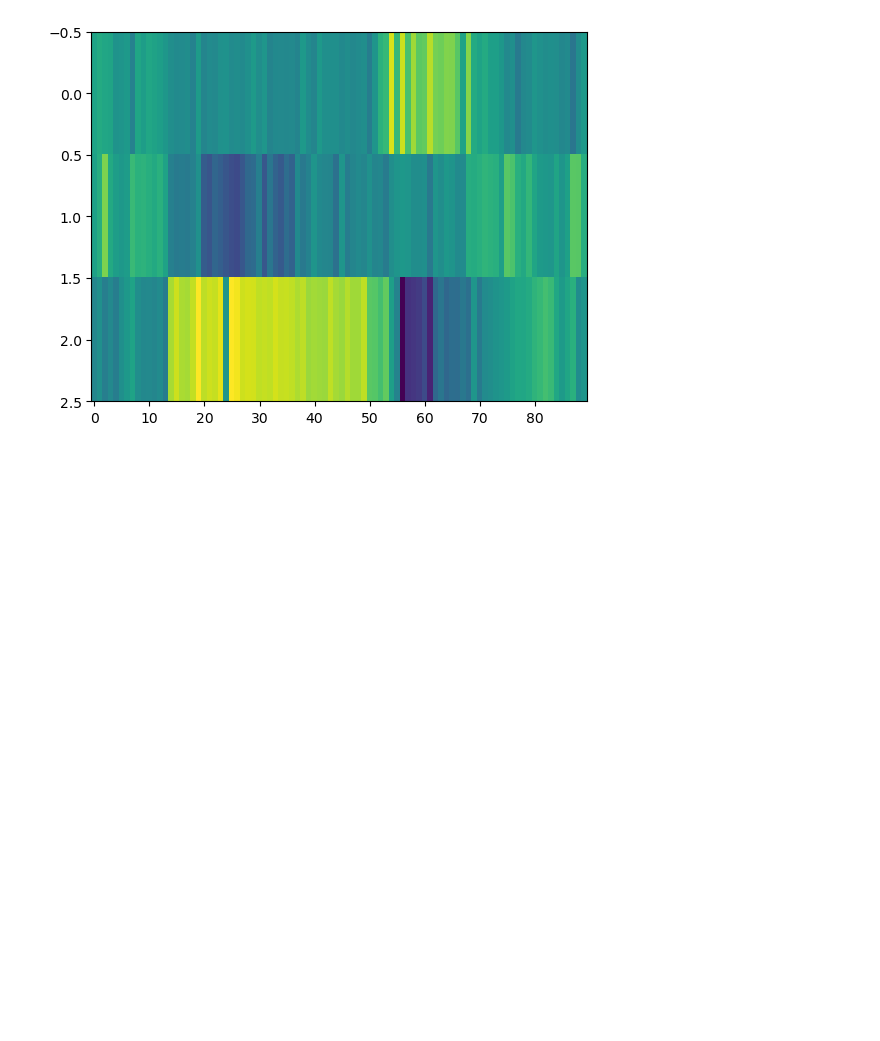
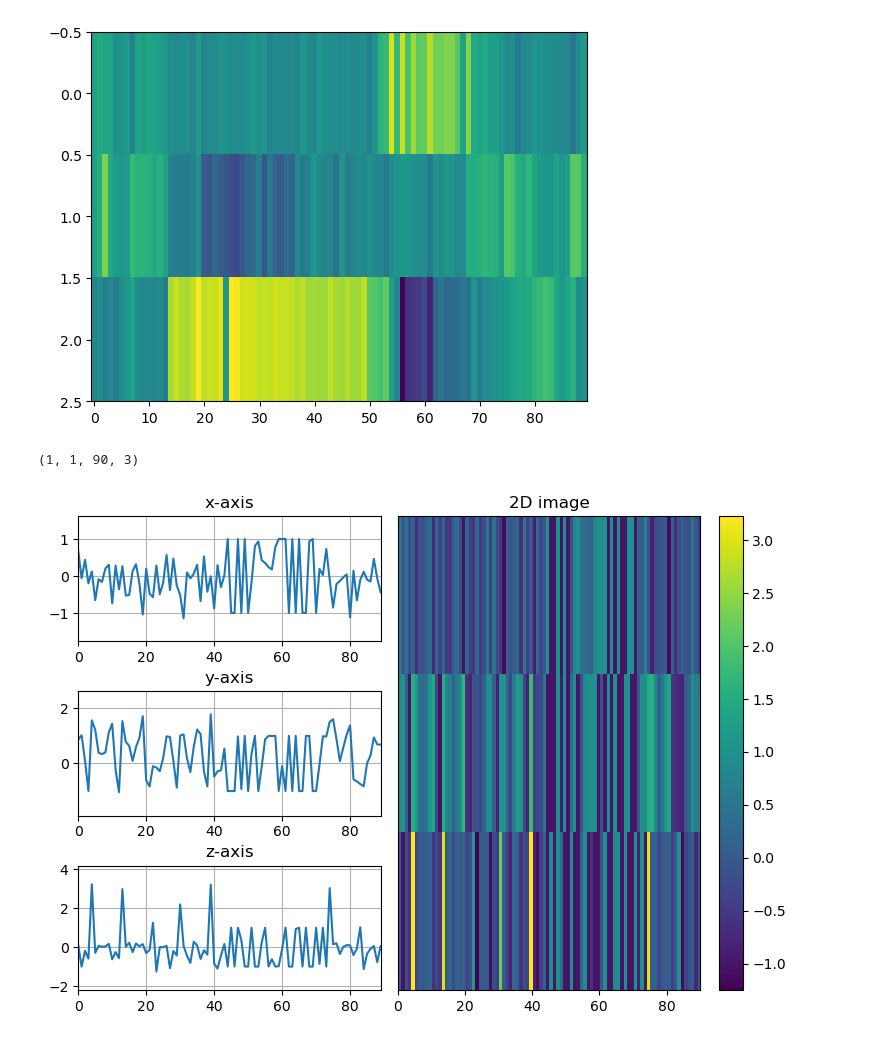
Before and after one commit to gijsdesmit/Project_DL, a Jupyter notebook: visualizations.ipynb, the cells around one changed output. Saved outputs shown, nothing was run; the diff lists cells and outputs as text; code cells hidden in the pictures; blank space fills up the shorter version.

```diff
--- a/visualizations.ipynb
+++ b/visualizations.ipynb
@@ -51,13 +51,10 @@ import matplotlib.pyplot as plt
 # Load the data and labels
 data = np.load('trainData.npy')
 labels = np.load('trainLabels.npy')
-
 # Find the index of the first occurrence of class 0
 index = np.where(np.argmax(labels, axis=1) == 0)[0][0]
-
 # Extract the corresponding sample
 sample = data[index][:,:,0]
-
 # Create a DataFrame from the sample
 df = pd.DataFrame(sample, columns=['x-axis', 'y-axis', 'z-axis'])
 
@@ -70,18 +67,18 @@ def plotAxis(axis, x, y, title):
     axis.grid(True)
 
 # Define the plotActivity function
-def plotActivity(data):
+def plotActivity(d):
     fig = plt.figure(figsize=(9, 6))
     gs = fig.add_gridspec(3, 2, width_ratios=[4,5])  # 3 rows, 2 columns
     ax00 = fig.add_subplot(gs[0, 0])
-    plotAxis(ax00, data.index, data['x-axis'], 'x-axis')
+    plotAxis(ax00, d.index, d['x-axis'], 'x-axis')
     ax10 = fig.add_subplot(gs[1, 0])
-    plotAxis(ax10, data.index, data['y-axis'], 'y-axis')
+    plotAxis(ax10, d.index, d['y-axis'], 'y-axis')
     ax20 = fig.add_subplot(gs[2, 0])
-    plotAxis(ax20, data.index, data['z-axis'], 'z-axis')
+    plotAxis(ax20, d.index, d['z-axis'], 'z-axis')
     ax2 = fig.add_subplot(gs[:, 1])
     # ax2.imshow(np.transpose(data), aspect='auto', extent=[0, len(data), 0, 1], legend=True)
-    im = ax2.imshow(np.transpose(data), aspect='auto', extent=[0, len(data), 0, 1])
+    im = ax2.imshow(np.transpose(d), aspect='auto', extent=[0, len(d), 0, 1])
     ax2.set_title('2D image')
     ax2.set_aspect('auto')
     ax2.yaxis.set_visible(False)
@@ -112,0 +128,30 @@ plot_sample(sample)
+# %%
+def patch_forward(patch):
+    #patch = (torch.tanh(patch) + 1 - 2 * TENSOR_MEANS) / (2 * TENSOR_STD)
+    #TODO: is this right way to do this? If not normalised do the line above?
+    patch = torch.tanh(patch)
+    return patch
+
+#load patches_4/class_5_patch_4_size_30_3_ep_3.pt into numpy
+import torch
+tensor = torch.load('patches_4/class_5_patch_4_size_30_3_ep_3.pt')
+
+# Find the index of the first occurrence of class 5
+index = np.where(np.argmax(labels, axis=1) == 5)[0][0]
+sample = data[index][:,:,0]
+# Add two new dimensions to the sample
+sample = np.expand_dims(sample, axis=0)
+sample = np.expand_dims(sample, axis=0)
+print(sample.shape)  # Now it should print (1, 1, 90, 3)
+#convert patch to tensor
+
+sample = place_patch(sample, tensor)
+#convert back to (90,3)
+sample = sample[0,0,:,:]
+
+# Create a DataFrame from the sample
+df = pd.DataFrame(sample, columns=['x-axis', 'y-axis', 'z-axis'])
+plotActivity(df)
+# %% [output]
+(1, 1, 90, 3)
+[figure, added]
```
Also changed, not shown: parts of 6 cells of this notebook, 25 other files.
